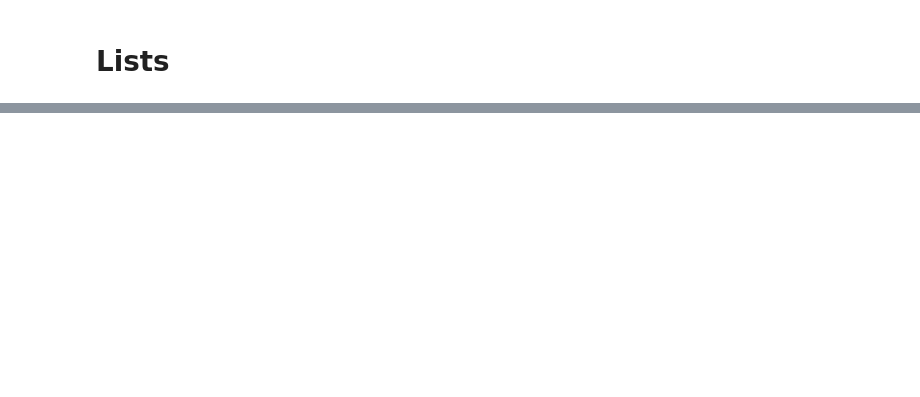
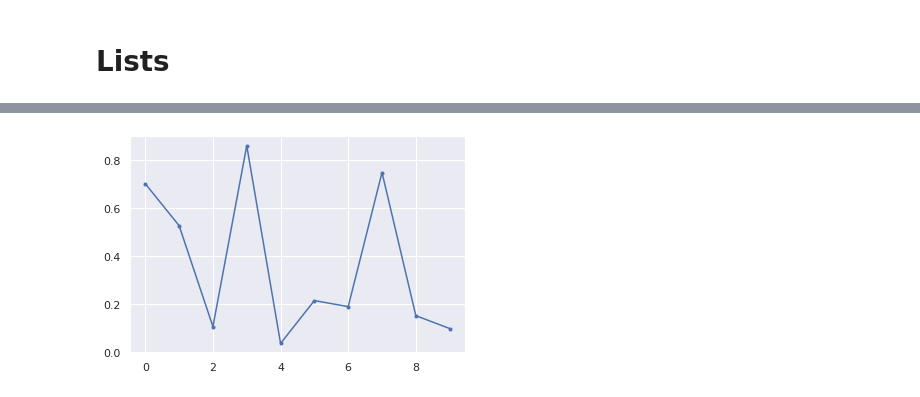
Before and after one commit to Sairam-04/Python, a Jupyter notebook: Python.ipynb, the cells around one changed output, grey strips where cells are left out. Saved outputs shown, nothing was run; the diff lists cells and outputs as text; code cells hidden in the pictures; blank space fills up the shorter version.

```diff
--- a/Python.ipynb
+++ b/Python.ipynb
@@ -1560,0 +695,3 @@ print(sum)
+# %%
+x=np.random.random((10,1))
+print(x)
@@ -1560,0 +711,5 @@ print(sum)
+# %%
+plt.plot(x,'.-')
+plt.show()
+# %% [output]
+[figure, added]
```
Also changed, not shown: parts of 489 cells of this notebook.
